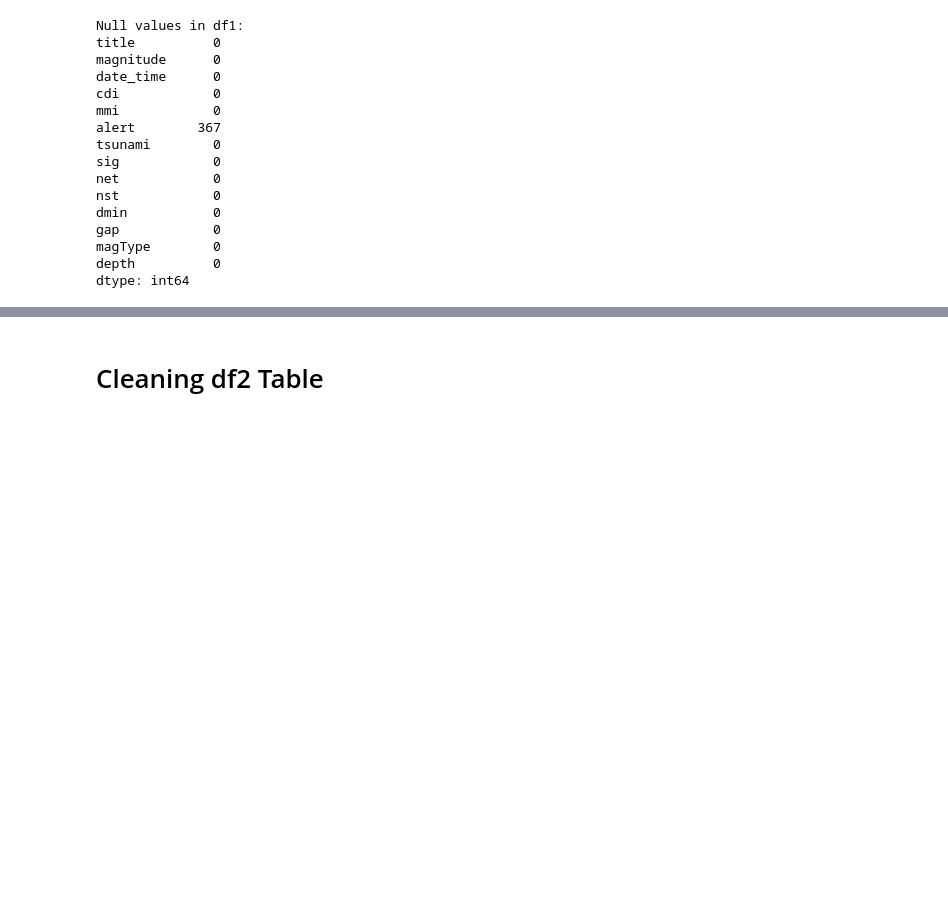
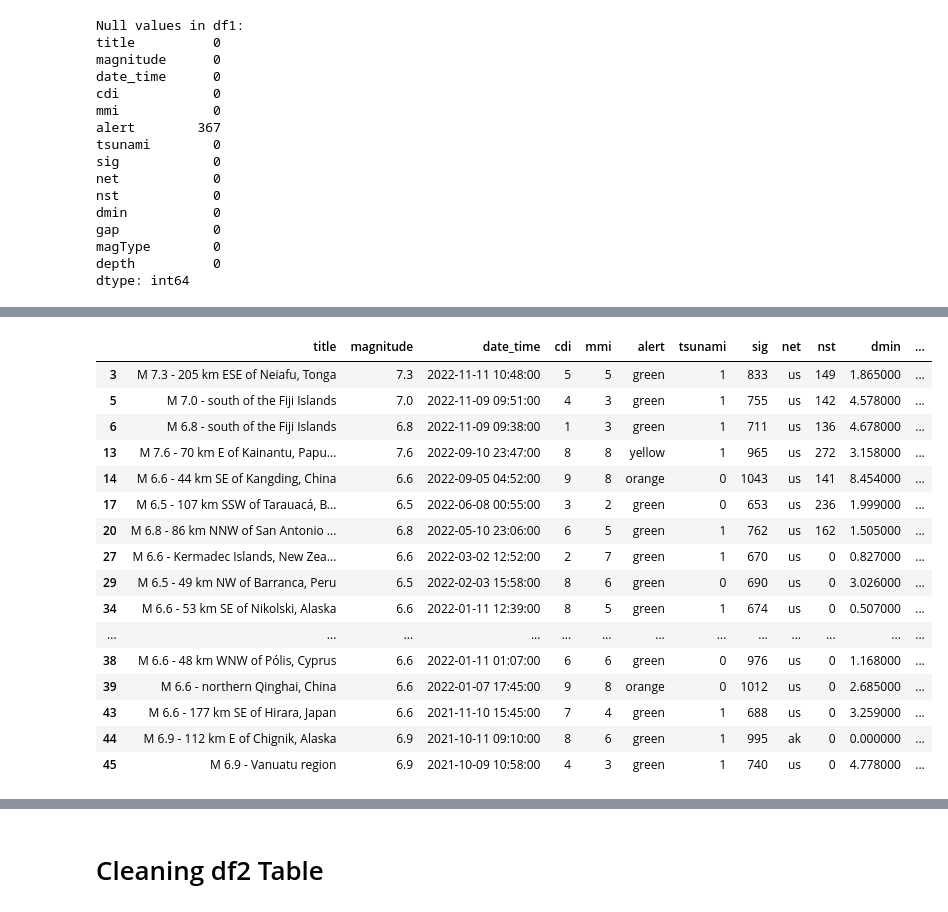
Before and after one commit to shivi13102/Earthquake_analysis, a Jupyter notebook: earthquake_analysis.ipynb, the cells around one changed output, grey strips where cells are left out. Drawn from its saved outputs; the diff is of its cells as text; code cells hidden in the pictures; blank space fills up the shorter version.

```diff
--- a/earthquake_analysis.ipynb
+++ b/earthquake_analysis.ipynb
@@ -372,0 +586,79 @@ Rows in df1 with 'country' column matching specified values:
+# %%
+# Define a dictionary for country-to-continent mapping
+country_to_continent = {
+    "Solomon Islands": "Oceania",
+    "Indonesia": "Asia",
+    "Tonga": "Oceania",
+    "Panama": "North America",
+    "Mexico": "North America",
+    "Taiwan": "Asia",
+    "Vanuatu": "Oceania",
+    "Papua New Guinea": "Oceania",
+    "China": "Asia",
+    "Philippines": "Asia",
+    "Brazil": "South America",
+    "Peru": "South America",
+    "Argentina": "South America",
+    "Nicaragua": "North America",
+    "Japan": "Asia",
+    "New Zealand": "Oceania",
+    "Cyprus": "Asia",
+    "Timor Leste": "Asia",
+    "Haiti": "North America",
+    "Russia": "Asia",
+    "Mongolia": "Asia",
+    "Chile": "South America",
+    "Greece": "Europe",
+    "Jamaica": "North America",
+    "Turkey": "Asia",
+    "Fiji": "Oceania",
+    "Australia": "Oceania",
+    "El Salvador": "North America",
+    "Ecuador": "South America",
+    "Canada": "North America",
+    "Venezuela": "South America",
+    "Bolivia": "South America",
+    "Honduras": "North America",
+    "Costa Rica": "North America",
+    "Iraq": "Asia",
+    "Guatemala": "North America",
+    "Botswana": "Africa",
+    "Tajikistan": "Asia",
+    "Italy": "Europe",
+    "Myanmar": "Asia",
+    "Afghanistan": "Asia",
+    "India": "Asia",
+    "Barbados": "North America",
+    "Nepal": "Asia",
+    "Pakistan": "Asia",
+    "Colombia": "South America",
+    "Iran": "Asia",
+    "Samoa": "Oceania",
+    "Kyrgyzstan": "Asia",
+    "Zimbabwe": "Africa",
+    "Algeria": "Africa"
+}
+
+# Update 'continent' column in df1 based on the mapping
+df1['continent'] = df1['country'].map(country_to_continent).fillna(df1['continent'])
+
+# Verify the updates
+display(df1.head(20))
+# %% [output]
+|  | title | magnitude | date_time | cdi | mmi | alert | tsunami | sig | net | nst | dmin | ... |
+| 3 | M 7.3 - 205 km ESE of Neiafu, Tonga | 7.3 | 2022-11-11 10:48:00 | 5 | 5 | green | 1 | 833 | us | 149 | 1.865000 | ... |
+| 5 | M 7.0 - south of the Fiji Islands | 7.0 | 2022-11-09 09:51:00 | 4 | 3 | green | 1 | 755 | us | 142 | 4.578000 | ... |
+| 6 | M 6.8 - south of the Fiji Islands | 6.8 | 2022-11-09 09:38:00 | 1 | 3 | green | 1 | 711 | us | 136 | 4.678000 | ... |
+| 13 | M 7.6 - 70 km E of Kainantu, Papu... | 7.6 | 2022-09-10 23:47:00 | 8 | 8 | yellow | 1 | 965 | us | 272 | 3.158000 | ... |
+| 14 | M 6.6 - 44 km SE of Kangding, China | 6.6 | 2022-09-05 04:52:00 | 9 | 8 | orange | 0 | 1043 | us | 141 | 8.454000 | ... |
+| 17 | M 6.5 - 107 km SSW of Tarauacá, B... | 6.5 | 2022-06-08 00:55:00 | 3 | 2 | green | 0 | 653 | us | 236 | 1.999000 | ... |
+| 20 | M 6.8 - 86 km NNW of San Antonio ... | 6.8 | 2022-05-10 23:06:00 | 6 | 5 | green | 1 | 762 | us | 162 | 1.505000 | ... |
+| 27 | M 6.6 - Kermadec Islands, New Zea... | 6.6 | 2022-03-02 12:52:00 | 2 | 7 | green | 1 | 670 | us | 0 | 0.827000 | ... |
+| 29 | M 6.5 - 49 km NW of Barranca, Peru | 6.5 | 2022-02-03 15:58:00 | 8 | 6 | green | 0 | 690 | us | 0 | 3.026000 | ... |
+| 34 | M 6.6 - 53 km SE of Nikolski, Alaska | 6.6 | 2022-01-11 12:39:00 | 8 | 5 | green | 1 | 674 | us | 0 | 0.507000 | ... |
+| ... | ... | ... | ... | ... | ... | ... | ... | ... | ... | ... | ... | ... |
+| 38 | M 6.6 - 48 km WNW of Pólis, Cyprus | 6.6 | 2022-01-11 01:07:00 | 6 | 6 | green | 0 | 976 | us | 0 | 1.168000 | ... |
+| 39 | M 6.6 - northern Qinghai, China | 6.6 | 2022-01-07 17:45:00 | 9 | 8 | orange | 0 | 1012 | us | 0 | 2.685000 | ... |
+| 43 | M 6.6 - 177 km SE of Hirara, Japan | 6.6 | 2021-11-10 15:45:00 | 7 | 4 | green | 1 | 688 | us | 0 | 3.259000 | ... |
+| 44 | M 6.9 - 112 km E of Chignik, Alaska | 6.9 | 2021-10-11 09:10:00 | 8 | 6 | green | 1 | 995 | ak | 0 | 0.000000 | ... |
+| 45 | M 6.9 - Vanuatu region | 6.9 | 2021-10-09 10:58:00 | 4 | 3 | green | 1 | 740 | us | 0 | 4.778000 | ... |
```
Also changed, not shown: parts of 27 cells of this notebook.
